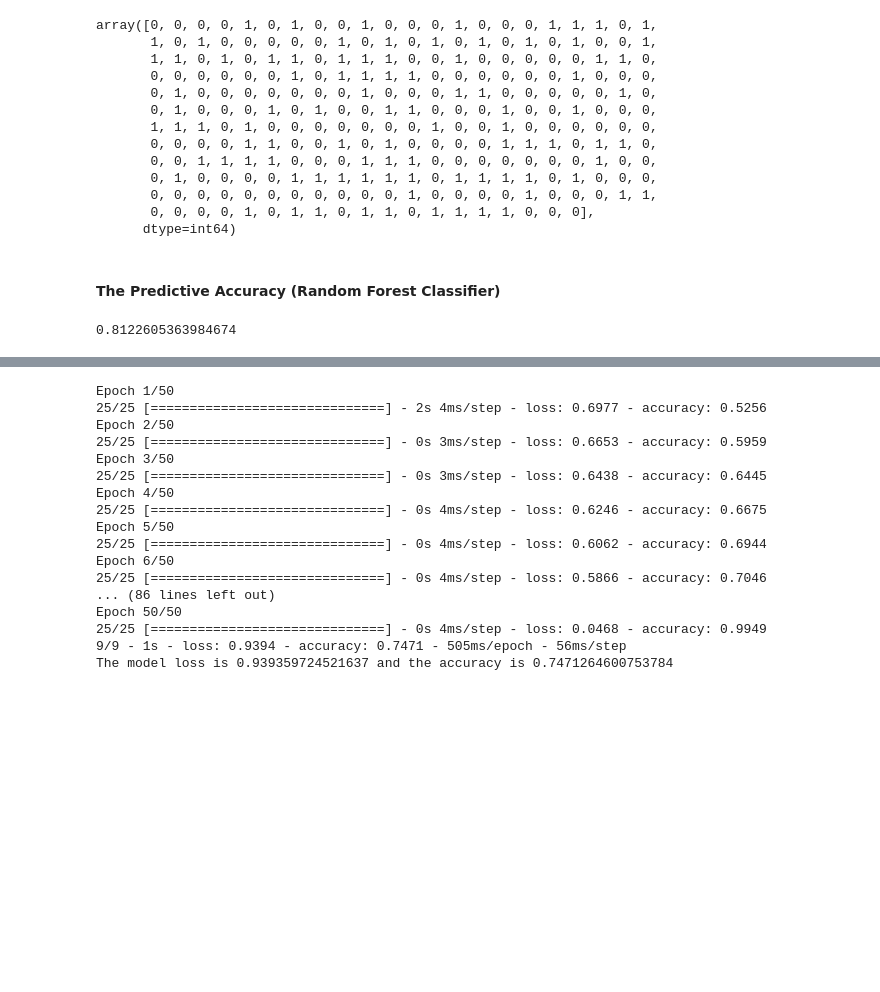
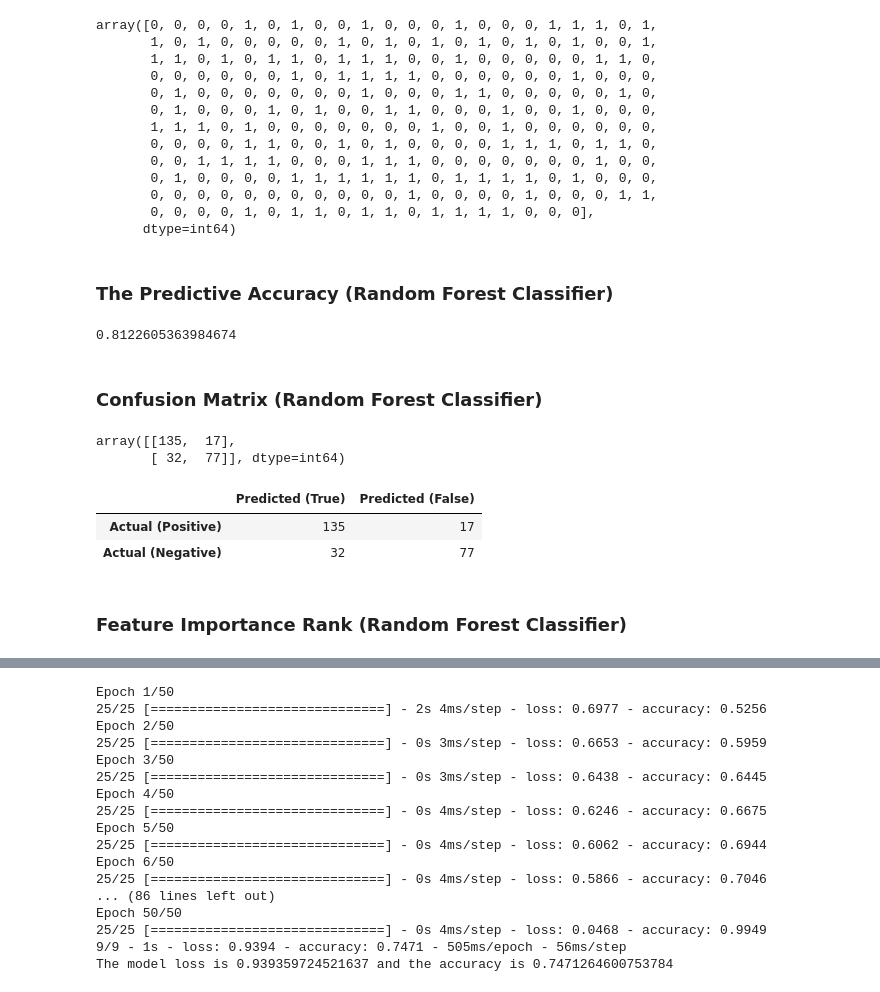
Before and after one commit to jaimiesj/health_outcomes, a Jupyter notebook: src/learn.ipynb, the cells around one changed output, grey strips where cells are left out. Cells and saved outputs as stored; diff of their text form; code cells hidden in the pictures; blank space fills up the shorter version.

```diff
--- a/src/learn.ipynb
+++ b/src/learn.ipynb
@@ -282,9 +333,25 @@ array([0, 0, 0, 0, 1, 0, 1, 0, 0, 1, 0, 0, 0, 1, 0, 0, 0, 1, 1, 1, 0, 1,
        0, 0, 0, 0, 1, 0, 1, 1, 0, 1, 1, 0, 1, 1, 1, 1, 0, 0, 0],
       dtype=int64)
 # %% [markdown]
-#### The Predictive Accuracy (Random Forest Classifier)
+### The Predictive Accuracy (Random Forest Classifier)
 # %%
 rf_acc_score = accuracy_score(y_test, rf_predictions)
 rf_acc_score
 # %% [output]
 0.8122605363984674
+# %% [markdown]
+### Confusion Matrix (Random Forest Classifier)
+# %%
+rf_conf_mat = confusion_matrix(y_test, rf_predictions)
+rf_conf_mat
+# %% [output]
+array([[135,  17],
+       [ 32,  77]], dtype=int64)
+# %%
+matrix_dataframe(rf_conf_mat)
+# %% [output]
+|  | Predicted (True) | Predicted (False) |
+| Actual (Positive) | 135 | 17 |
+| Actual (Negative) | 32 | 77 |
+# %% [markdown]
+### Feature Importance Rank (Random Forest Classifier)
```
Also changed, not shown: parts of 25 cells of this notebook.
